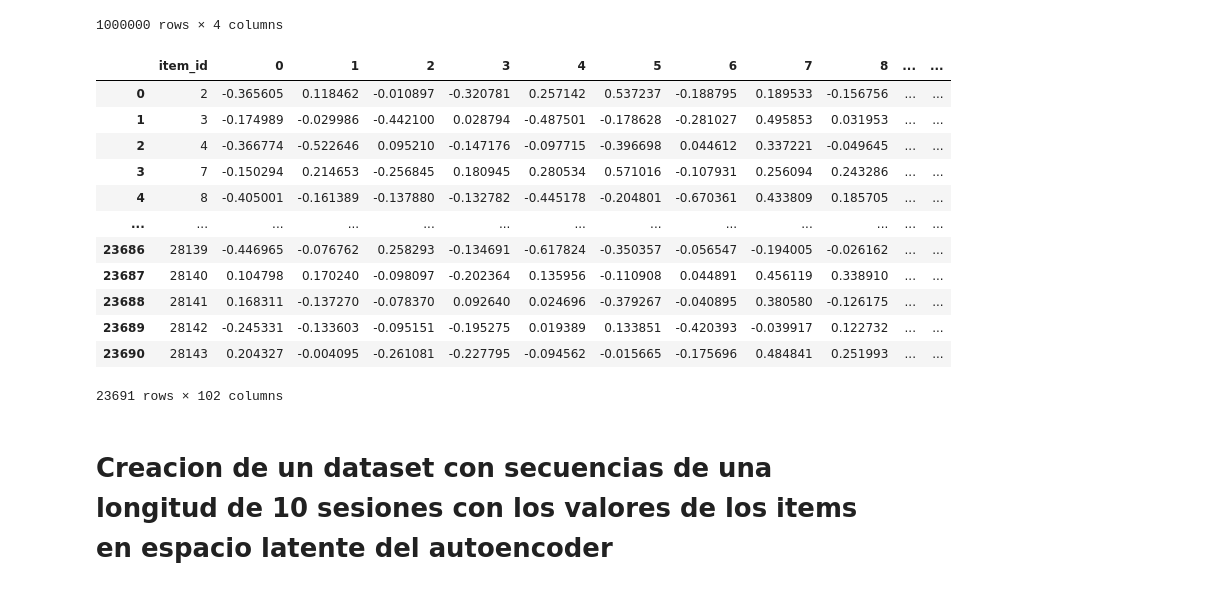
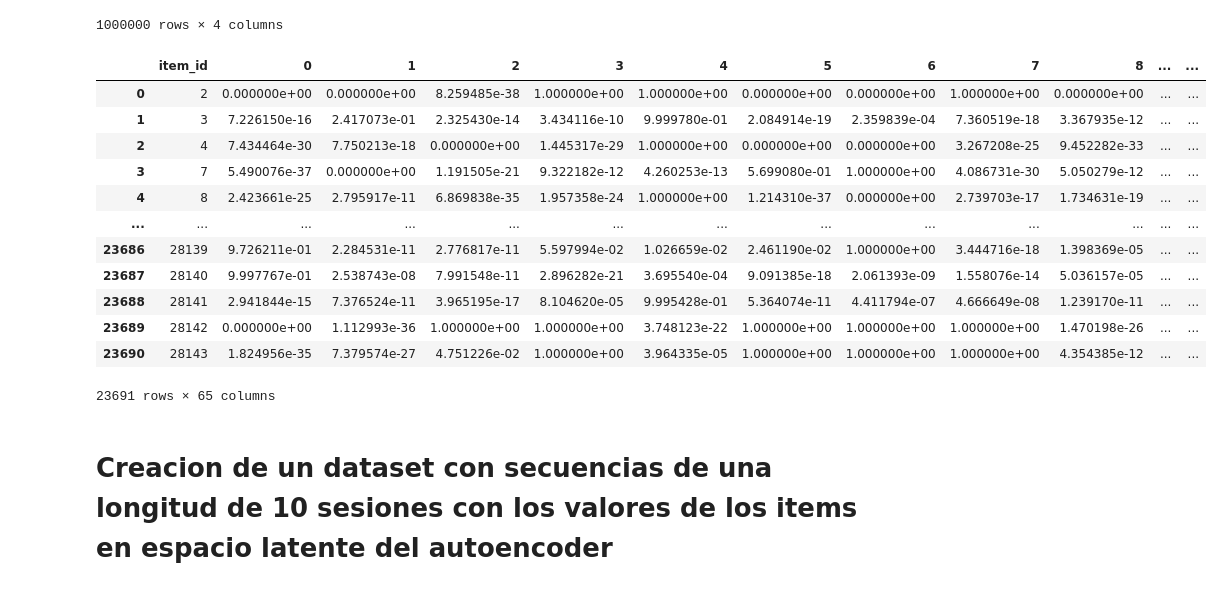
Before and after one commit to CristianCristanchoT/RecSys-Challenge-2022, a Jupyter notebook: Notebooks/Creacion de los tensores RNN.ipynb, the cells around one changed output. Saved outputs shown, nothing was run; the diff lists cells and outputs as text; code cells hidden in the pictures.

Commit message:
primera entrega: item2vec + biLSTM v1.0

```diff
--- a/Notebooks/Creacion de los tensores RNN.ipynb
+++ b/Notebooks/Creacion de los tensores RNN.ipynb
@@ -26,22 +26,22 @@ secuencias_entrenamiento_df
 | 999999 | 4440001 | 16631 | [25273, 25129, 3481, 27400, 25273... | ['2020-10-30 16:42:16.855', '2020... |
 1000000 rows × 4 columns
 # %%
-encoded_items_scaled_menos_uno_a_uno_df = pd.read_csv('../Data/items_autoencoder_encoded_scaled_menos_uno_a_uno.csv')
-encoded_items_scaled_menos_uno_a_uno_df
+encoded_items_df = pd.read_csv('../Data/items_item2vec_encoded.csv')
+encoded_items_df
 # %% [output]
 |  | item_id | 0 | 1 | 2 | 3 | 4 | 5 | 6 | 7 | 8 | ... | ... |
-| 0 | 2 | -0.365605 | 0.118462 | -0.010897 | -0.320781 | 0.257142 | 0.537237 | -0.188795 | 0.189533 | -0.156756 | ... | ... |
-| 1 | 3 | -0.174989 | -0.029986 | -0.442100 | 0.028794 | -0.487501 | -0.178628 | -0.281027 | 0.495853 | 0.031953 | ... | ... |
-| 2 | 4 | -0.366774 | -0.522646 | 0.095210 | -0.147176 | -0.097715 | -0.396698 | 0.044612 | 0.337221 | -0.049645 | ... | ... |
-| 3 | 7 | -0.150294 | 0.214653 | -0.256845 | 0.180945 | 0.280534 | 0.571016 | -0.107931 | 0.256094 | 0.243286 | ... | ... |
-| 4 | 8 | -0.405001 | -0.161389 | -0.137880 | -0.132782 | -0.445178 | -0.204801 | -0.670361 | 0.433809 | 0.185705 | ... | ... |
+| 0 | 2 | 0.000000e+00 | 0.000000e+00 | 8.259485e-38 | 1.000000e+00 | 1.000000e+00 | 0.000000e+00 | 0.000000e+00 | 1.000000e+00 | 0.000000e+00 | ... | ... |
+| 1 | 3 | 7.226150e-16 | 2.417073e-01 | 2.325430e-14 | 3.434116e-10 | 9.999780e-01 | 2.084914e-19 | 2.359839e-04 | 7.360519e-18 | 3.367935e-12 | ... | ... |
+| 2 | 4 | 7.434464e-30 | 7.750213e-18 | 0.000000e+00 | 1.445317e-29 | 1.000000e+00 | 0.000000e+00 | 0.000000e+00 | 3.267208e-25 | 9.452282e-33 | ... | ... |
+| 3 | 7 | 5.490076e-37 | 0.000000e+00 | 1.191505e-21 | 9.322182e-12 | 4.260253e-13 | 5.699080e-01 | 1.000000e+00 | 4.086731e-30 | 5.050279e-12 | ... | ... |
+| 4 | 8 | 2.423661e-25 | 2.795917e-11 | 6.869838e-35 | 1.957358e-24 | 1.000000e+00 | 1.214310e-37 | 0.000000e+00 | 2.739703e-17 | 1.734631e-19 | ... | ... |
 | ... | ... | ... | ... | ... | ... | ... | ... | ... | ... | ... | ... | ... |
-| 23686 | 28139 | -0.446965 | -0.076762 | 0.258293 | -0.134691 | -0.617824 | -0.350357 | -0.056547 | -0.194005 | -0.026162 | ... | ... |
-| 23687 | 28140 | 0.104798 | 0.170240 | -0.098097 | -0.202364 | 0.135956 | -0.110908 | 0.044891 | 0.456119 | 0.338910 | ... | ... |
-| 23688 | 28141 | 0.168311 | -0.137270 | -0.078370 | 0.092640 | 0.024696 | -0.379267 | -0.040895 | 0.380580 | -0.126175 | ... | ... |
-| 23689 | 28142 | -0.245331 | -0.133603 | -0.095151 | -0.195275 | 0.019389 | 0.133851 | -0.420393 | -0.039917 | 0.122732 | ... | ... |
-| 23690 | 28143 | 0.204327 | -0.004095 | -0.261081 | -0.227795 | -0.094562 | -0.015665 | -0.175696 | 0.484841 | 0.251993 | ... | ... |
+| 23686 | 28139 | 9.726211e-01 | 2.284531e-11 | 2.776817e-11 | 5.597994e-02 | 1.026659e-02 | 2.461190e-02 | 1.000000e+00 | 3.444716e-18 | 1.398369e-05 | ... | ... |
+| 23687 | 28140 | 9.997767e-01 | 2.538743e-08 | 7.991548e-11 | 2.896282e-21 | 3.695540e-04 | 9.091385e-18 | 2.061393e-09 | 1.558076e-14 | 5.036157e-05 | ... | ... |
+| 23688 | 28141 | 2.941844e-15 | 7.376524e-11 | 3.965195e-17 | 8.104620e-05 | 9.995428e-01 | 5.364074e-11 | 4.411794e-07 | 4.666649e-08 | 1.239170e-11 | ... | ... |
+| 23689 | 28142 | 0.000000e+00 | 1.112993e-36 | 1.000000e+00 | 1.000000e+00 | 3.748123e-22 | 1.000000e+00 | 1.000000e+00 | 1.000000e+00 | 1.470198e-26 | ... | ... |
+| 23690 | 28143 | 1.824956e-35 | 7.379574e-27 | 4.751226e-02 | 1.000000e+00 | 3.964335e-05 | 1.000000e+00 | 1.000000e+00 | 1.000000e+00 | 4.354385e-12 | ... | ... |
-23691 rows × 102 columns
+23691 rows × 65 columns
 # %%
 def normalize_len_sequence(sequence_list, len_output = 10):
 
```
Also changed, not shown: parts of 3 cells of this notebook, 5 other files.
